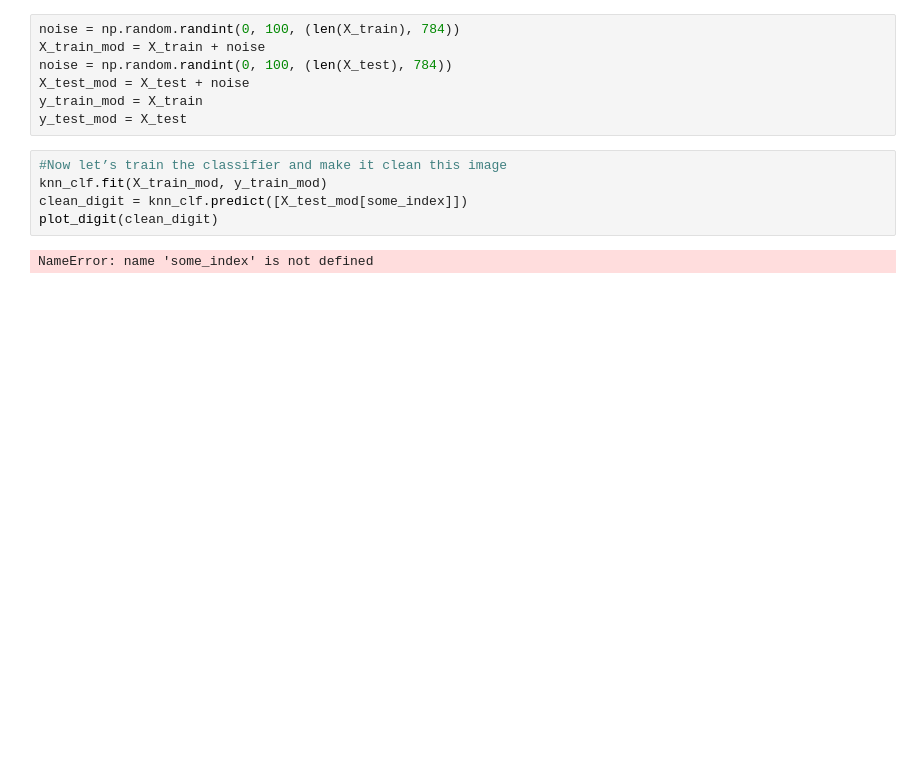
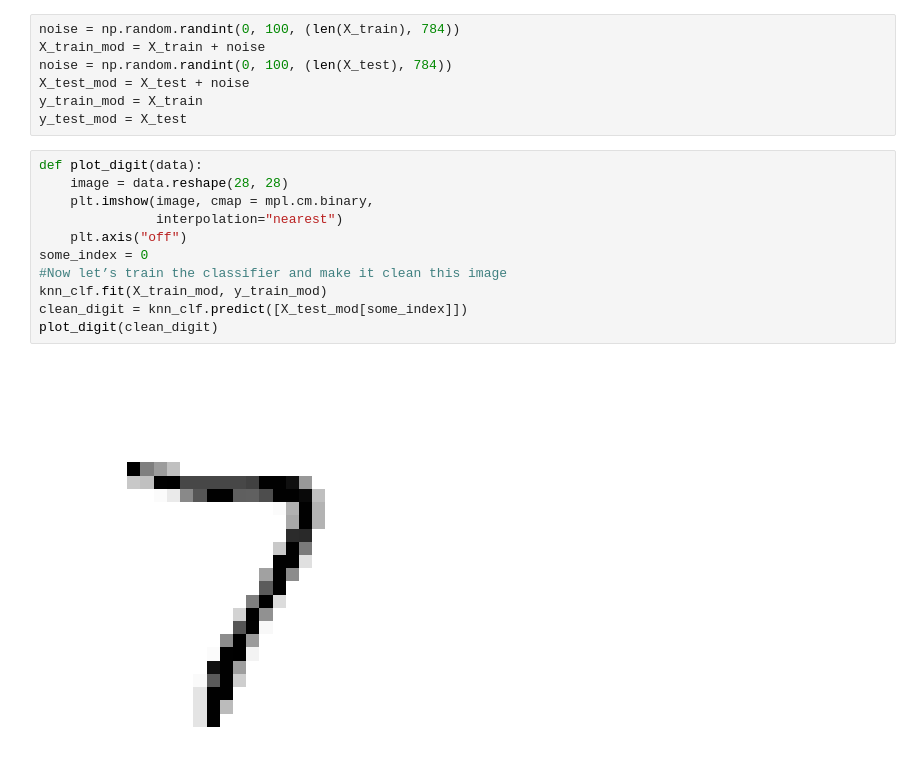
Before and after one commit to ygorbalves/MNIST-classification, a Jupyter notebook: images-digits.ipynb, the cells around one changed output. Cells and saved outputs as stored; diff of their text form; blank space fills up the shorter version.

```diff
--- a/images-digits.ipynb
+++ b/images-digits.ipynb
@@ -375,9 +375,15 @@ X_test_mod = X_test + noise
 y_train_mod = X_train
 y_test_mod = X_test
 # %%
+def plot_digit(data):
+    image = data.reshape(28, 28)
+    plt.imshow(image, cmap = mpl.cm.binary,
+               interpolation="nearest")
+    plt.axis("off")
+some_index = 0
 #Now let’s train the classifier and make it clean this image
 knn_clf.fit(X_train_mod, y_train_mod)
 clean_digit = knn_clf.predict([X_test_mod[some_index]])
 plot_digit(clean_digit)
 # %% [output]
-NameError: name 'some_index' is not defined
+[figure, added]
```
